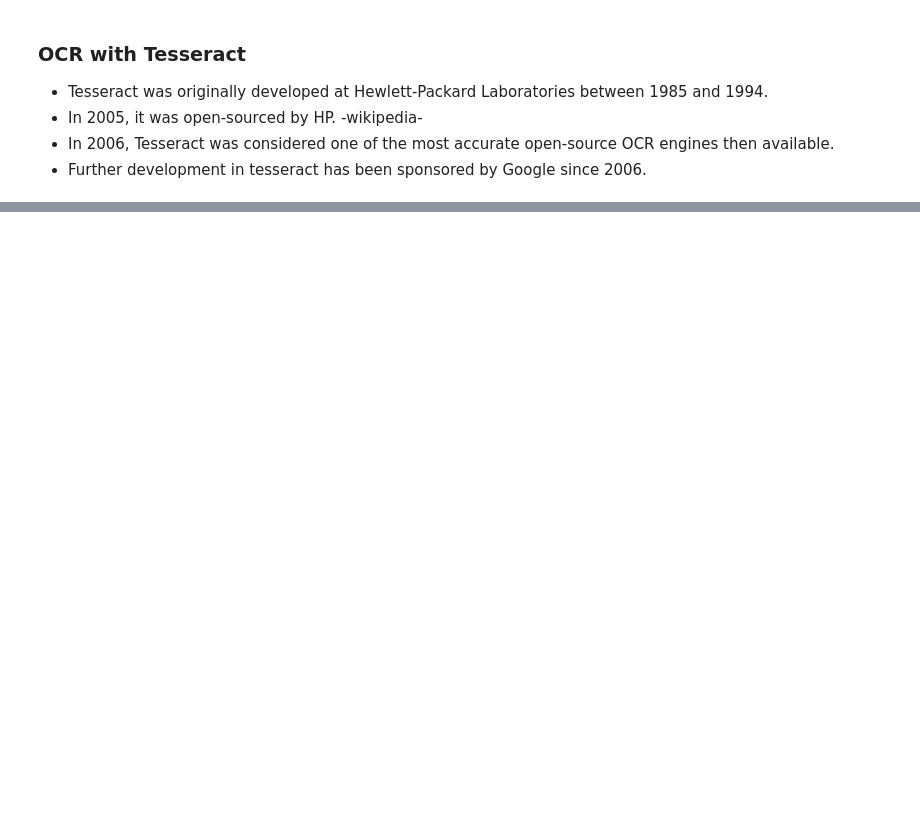
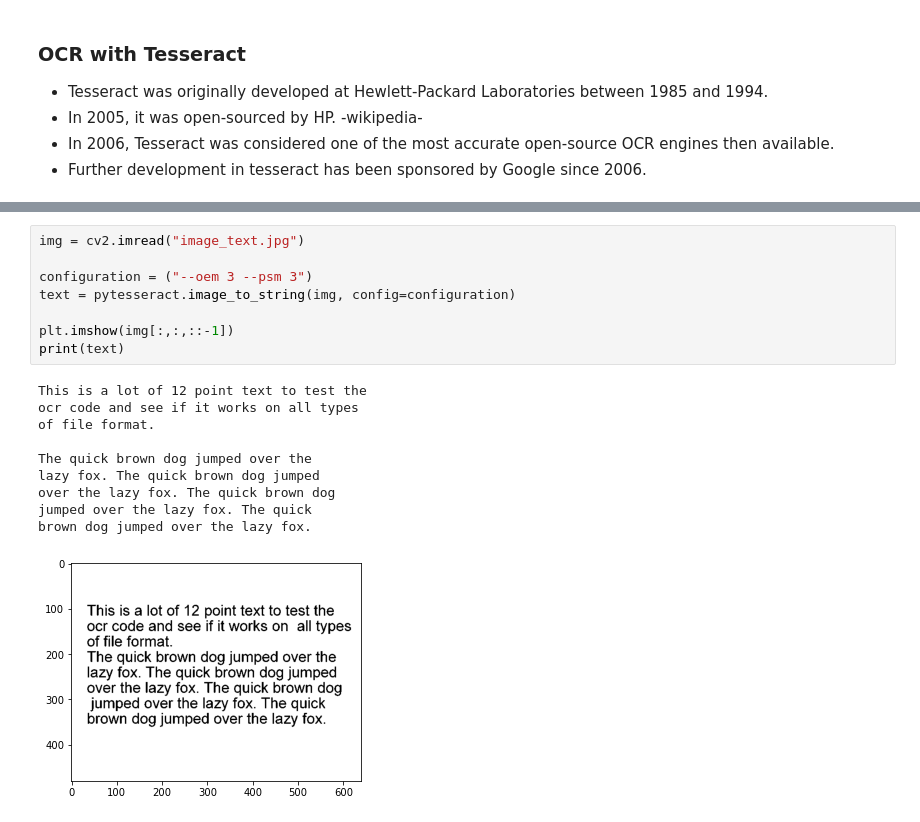
Before and after one commit to Muhammad-Yunus/Belajar-Computer-Vision, a Jupyter notebook: 16. OpenCV DNN - Part 2/16 OpenCV DNN - Part 2.ipynb, the cells around one changed output, grey strips where cells are left out. Cells and saved outputs as stored; diff of their text form; blank space fills up the shorter version.

```diff
--- a/16. OpenCV DNN - Part 2/16 OpenCV DNN - Part 2.ipynb
+++ b/16. OpenCV DNN - Part 2/16 OpenCV DNN - Part 2.ipynb
@@ -69,0 +253,19 @@ net = cv2.dnn.readNet()
+# %%
+img = cv2.imread("image_text.jpg")
+
+configuration = ("--oem 3 --psm 3")
+text = pytesseract.image_to_string(img, config=configuration)
+
+plt.imshow(img[:,:,::-1])
+print(text)
+# %% [output]
+This is a lot of 12 point text to test the
+ocr code and see if it works on all types
+of file format.
+
+The quick brown dog jumped over the
+lazy fox. The quick brown dog jumped
+over the lazy fox. The quick brown dog
+jumped over the lazy fox. The quick
+brown dog jumped over the lazy fox.
+[figure, added]
```
Also changed, not shown: parts of 49 cells of this notebook, 22 other files.
